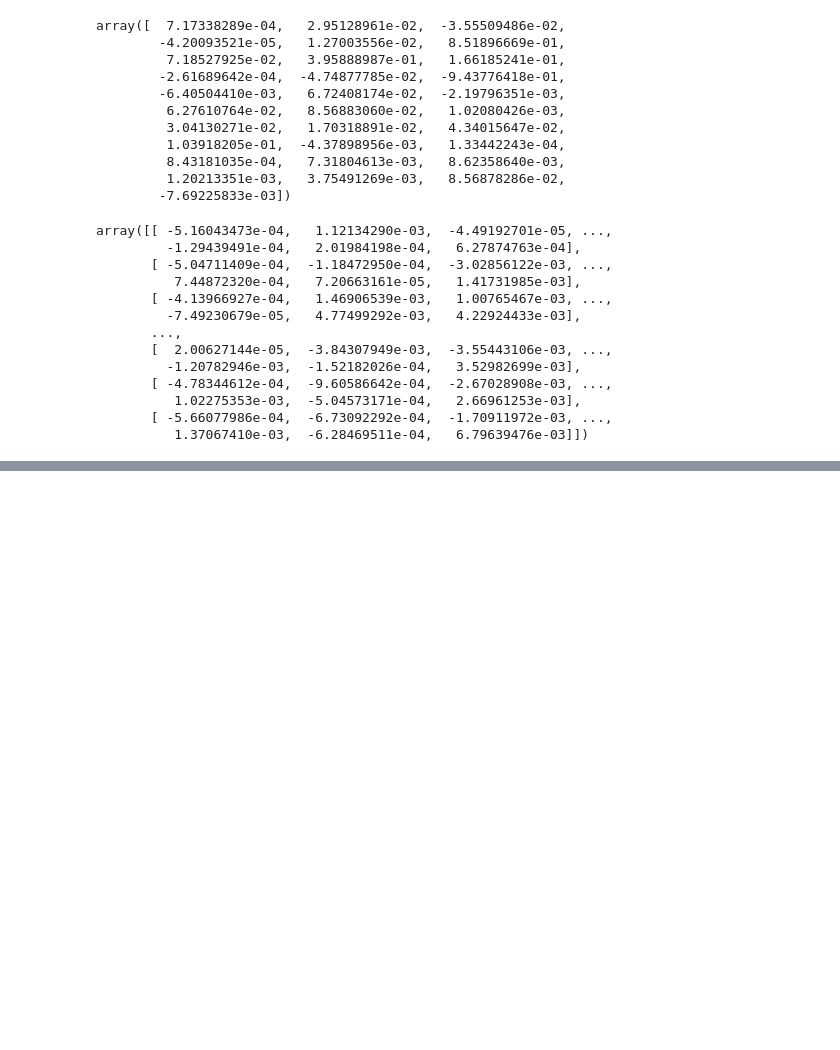
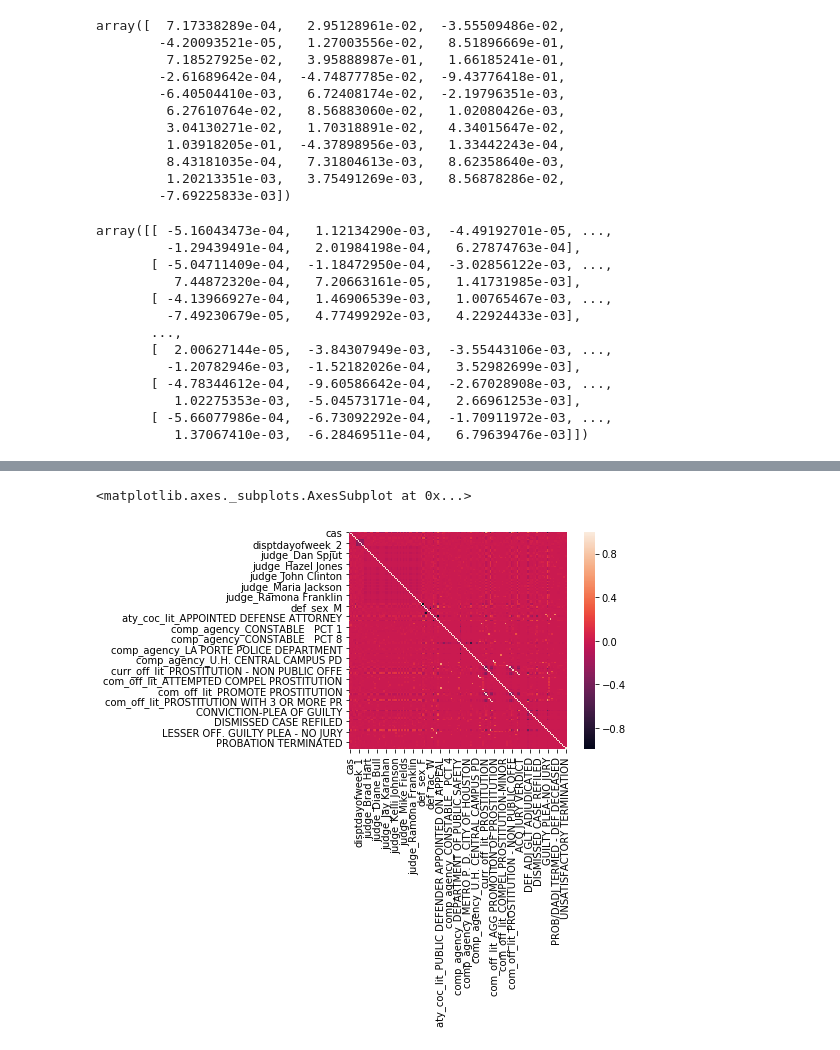
Before and after one commit to circushaase/harriscriminalcourt, a Jupyter notebook: Prostitution.ipynb, the cells around one changed output, grey strips where cells are left out. Saved outputs shown, nothing was run; the diff lists cells and outputs as text; code cells hidden in the pictures; blank space fills up the shorter version.

```diff
--- a/Prostitution.ipynb
+++ b/Prostitution.ipynb
@@ -132,10 +113,6 @@ ytrain.head()
 | 3 | 0 | 0 | 0 | 0 | 0 | ... |
 | 4 | 0 | 0 | 0 | 0 | 0 | ... |
 | 5 | 0 | 0 | 0 | 0 | 0 | ... |
-# %%
-xtrain['Latitude'] = xtrain.Latitude.fillna(np.mean(xtrain.Latitude))
-xtrain['bam'] = xtrain.bam.fillna(np.mean(xtrain.bam))
-xtrain['ageatfiling'] = xtrain.ageatfiling.fillna(np.mean(xtrain.ageatfiling))
 # %%
 from sklearn.linear_model import LinearRegression
 reg = LinearRegression().fit(xtrain, ytrain)
@@ -201,0 +183,3 @@ array([[ -5.16043473e-04,   1.12134290e-03,  -4.49192701e-05, ...,
+# %%
+trial = xtrain.join(ytrain)
+trial.head()
@@ -201,0 +193,8 @@ array([[ -5.16043473e-04,   1.12134290e-03,  -4.49192701e-05, ...,
+# %%
+#visualized 'heatmap' of correlations between the variables
+import seaborn as sns
+corrmat= trial.corr ()
+sns.heatmap(corrmat, square=True)
+# %% [output]
+<matplotlib.axes._subplots.AxesSubplot at 0x...>
+[figure, added]
```
Also changed, not shown: parts of 23 cells of this notebook, 1 other file.
